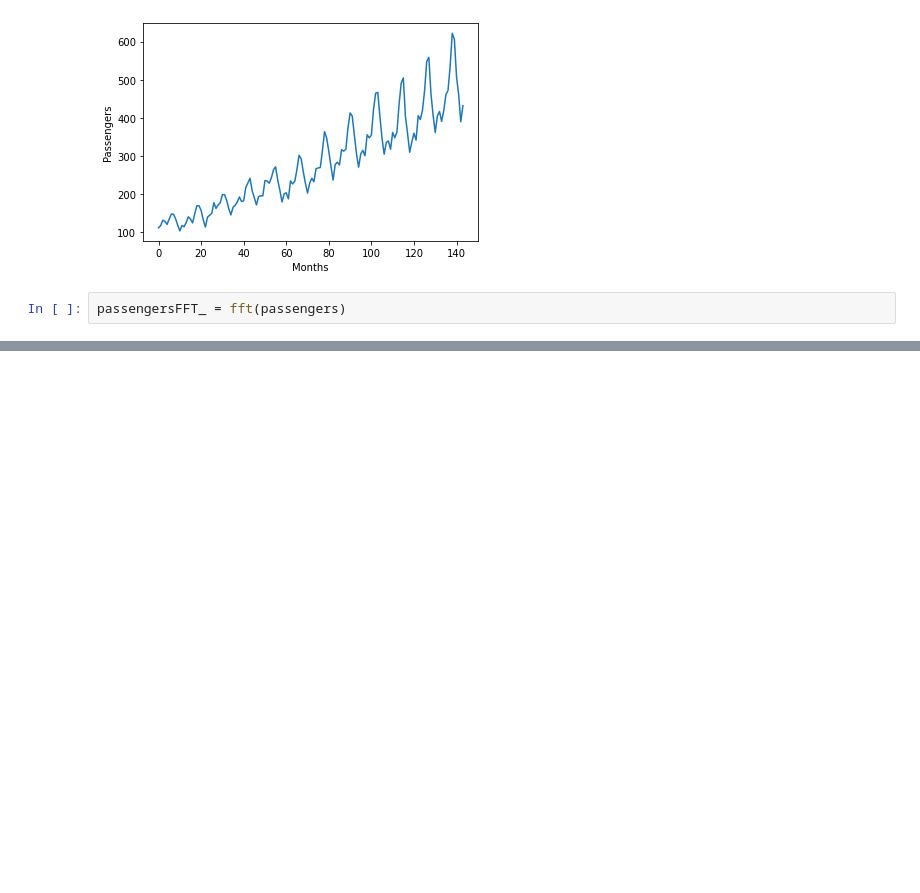
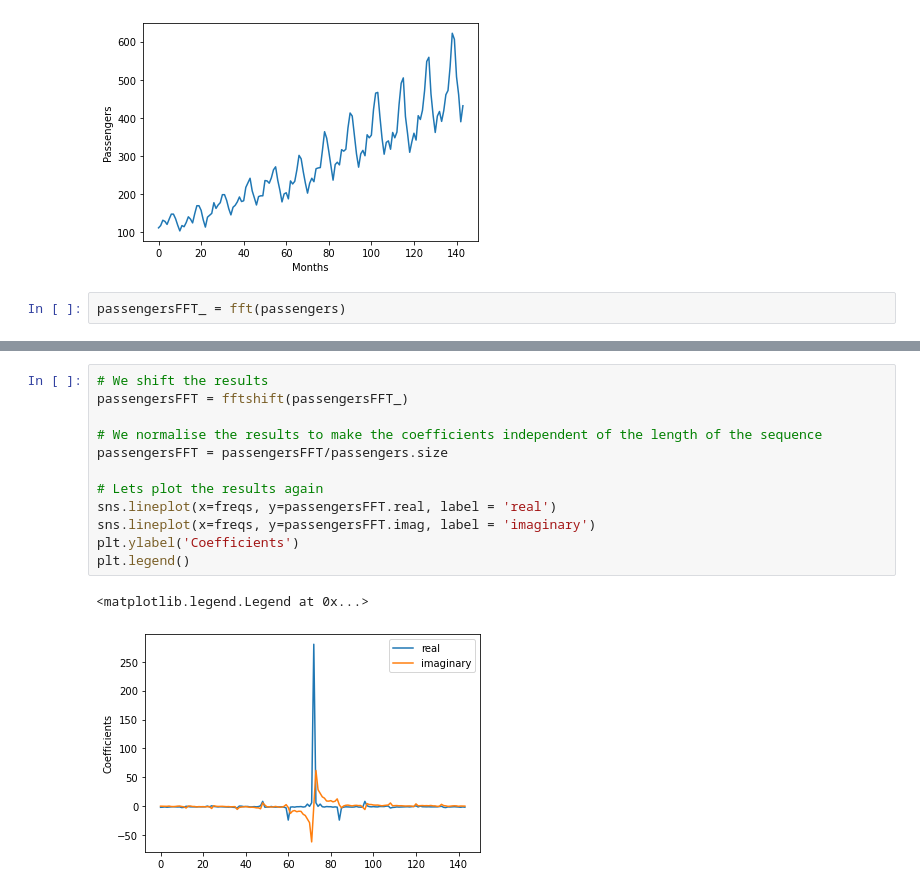
Before and after one commit to Ma-Zhuang/Visualization, a Jupyter notebook: lab9/lab-9_exc.ipynb, the cells around one changed output, grey strips where cells are left out. Cells and saved outputs as stored; diff of their text form; blank space fills up the shorter version.

```diff
--- a/lab9/lab-9_exc.ipynb
+++ b/lab9/lab-9_exc.ipynb
@@ -88,0 +97,15 @@ freqs = np.arange(passengers.size)
+# %%
+# We shift the results
+passengersFFT = fftshift(passengersFFT_)
+
+# We normalise the results to make the coefficients independent of the length of the sequence
+passengersFFT = passengersFFT/passengers.size
+
+# Lets plot the results again
+sns.lineplot(x=freqs, y=passengersFFT.real, label = 'real')
+sns.lineplot(x=freqs, y=passengersFFT.imag, label = 'imaginary')
+plt.ylabel('Coefficients')
+plt.legend()
+# %% [output]
+<matplotlib.legend.Legend at 0x...>
+[figure, added]
```
Also changed, not shown: parts of 2 cells of this notebook.
